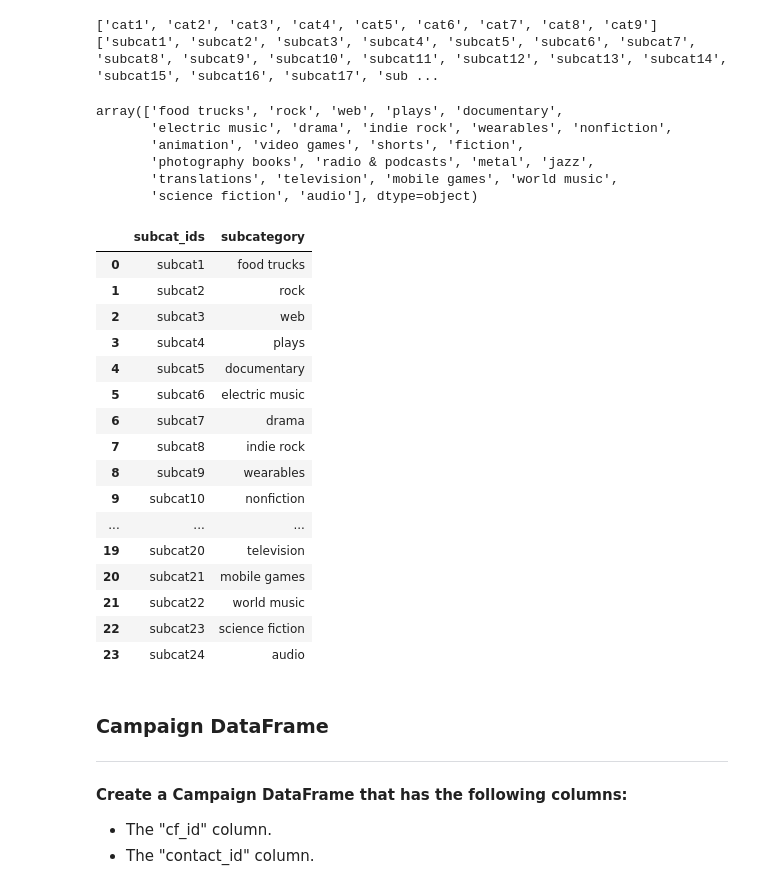
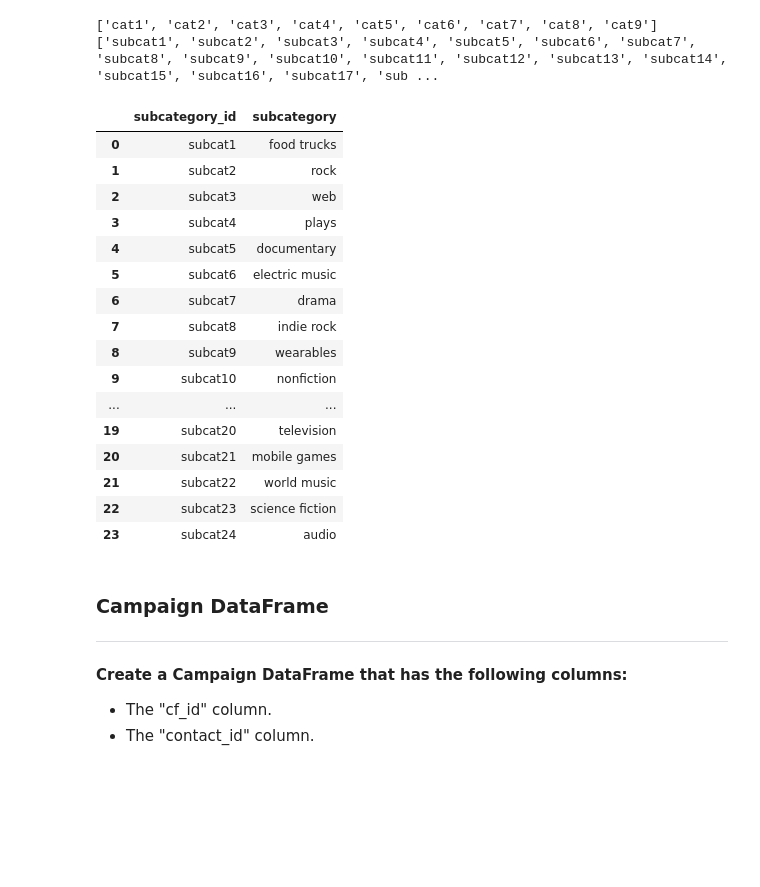
Before and after one commit to shwetajain1022/Crowdfunding_ETL, a Jupyter notebook: ETL_Mini_Project_Starter_Code_SJ.ipynb, the cells around one changed output. Drawn from its saved outputs; the diff is of its cells as text; code cells hidden in the pictures; blank space fills up the shorter version.

```diff
--- a/ETL_Mini_Project_Starter_Code_SJ.ipynb
+++ b/ETL_Mini_Project_Starter_Code_SJ.ipynb
@@ -123,24 +124,15 @@ print(scat_ids)
 # %% [output]
 ['cat1', 'cat2', 'cat3', 'cat4', 'cat5', 'cat6', 'cat7', 'cat8', 'cat9']
 ['subcat1', 'subcat2', 'subcat3', 'subcat4', 'subcat5', 'subcat6', 'subcat7', 'subcat8', 'subcat9', 'subcat10', 'subcat11', 'subcat12', 'subcat13', 'subcat14', 'subcat15', 'subcat16', 'subcat17', 'sub ...
-# %%
-subcategories
-# %% [output]
-array(['food trucks', 'rock', 'web', 'plays', 'documentary',
-       'electric music', 'drama', 'indie rock', 'wearables', 'nonfiction',
-       'animation', 'video games', 'shorts', 'fiction',
-       'photography books', 'radio & podcasts', 'metal', 'jazz',
-       'translations', 'television', 'mobile games', 'world music',
-       'science fiction', 'audio'], dtype=object)
 # %%
 # Create a category DataFrame with the category_id array as the category_id and categories list as the category name.
-category_df = pd.DataFrame({"cat_ids": cat_ids,"category":categories})
+category_df = pd.DataFrame({"category_id": cat_ids,"category":categories})
 category_df
 # Create a category DataFrame with the subcategory_id array as the subcategory_id and subcategories list as the subcategory name.
-subcategory_df = pd.DataFrame({"subcat_ids": scat_ids,"subcategory":subcategories})
+subcategory_df = pd.DataFrame({"subcategory_id": scat_ids,"subcategory":subcategories})
 subcategory_df
 # %% [output]
-|  | subcat_ids | subcategory |
+|  | subcategory_id | subcategory |
 | 0 | subcat1 | food trucks |
 | 1 | subcat2 | rock |
 | 2 | subcat3 | web |
```
Also changed, not shown: parts of 23 cells of this notebook, 6 other files.
